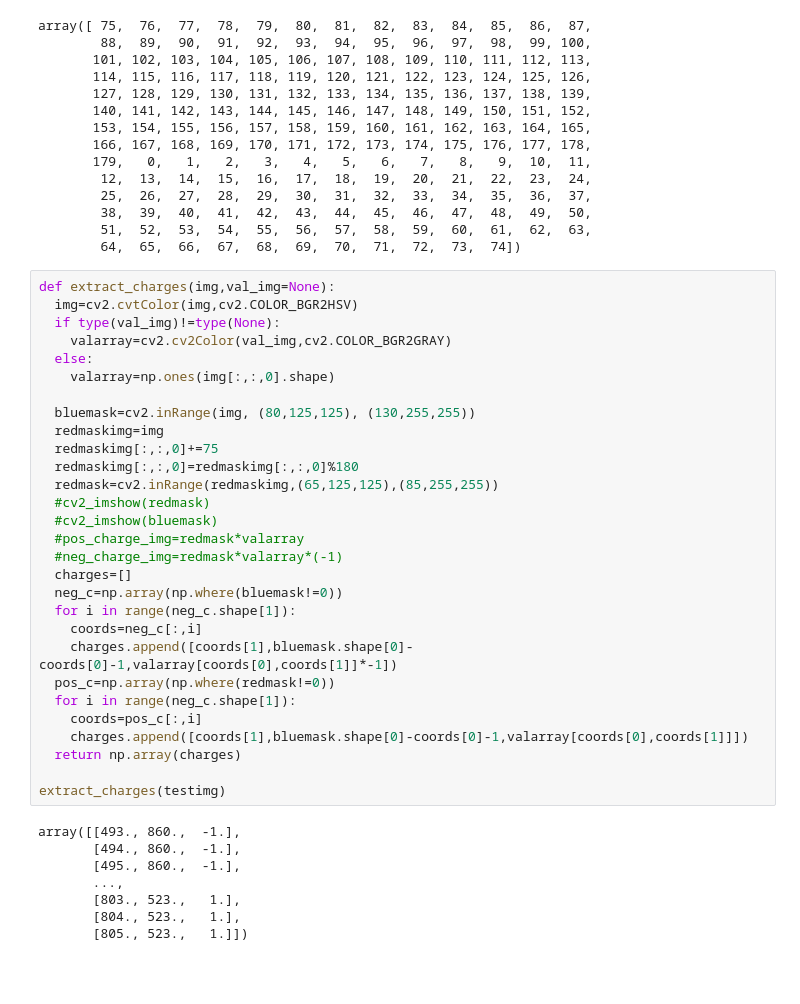
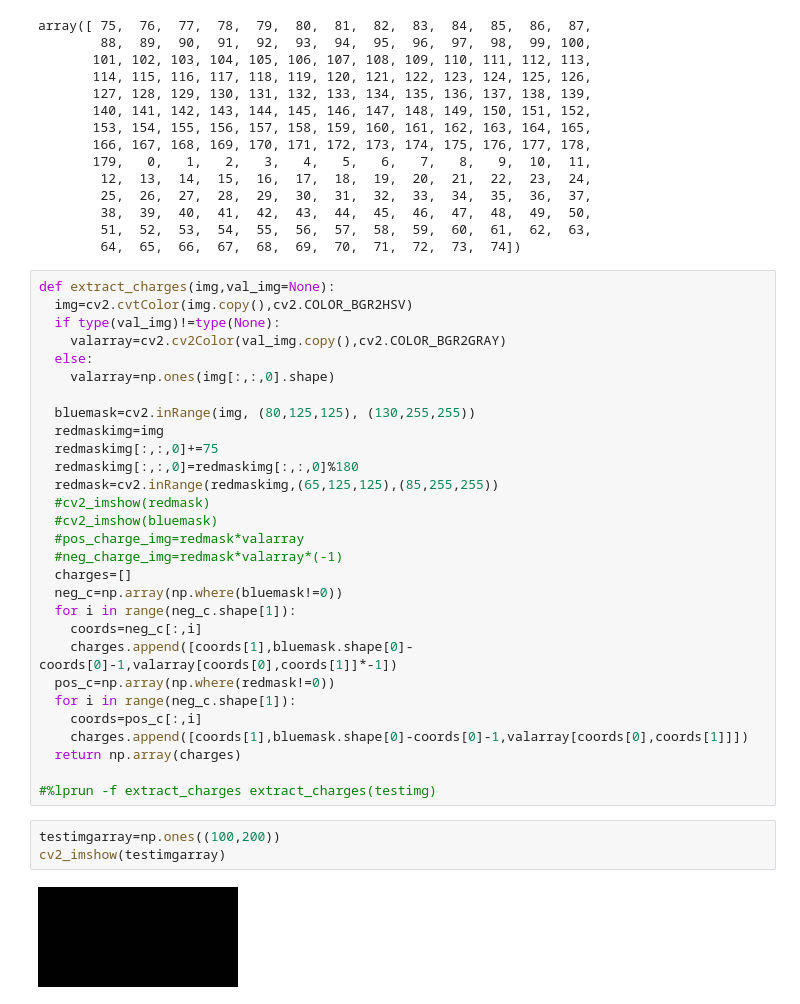
Before and after one commit to pyqt555/cudaFieldLines, a Jupyter notebook: main.ipynb, the cells around one changed output. Saved outputs shown, nothing was run; the diff lists cells and outputs as text; blank space fills up the shorter version.

```diff
--- a/main.ipynb
+++ b/main.ipynb
@@ -331,9 +334,9 @@ array([ 75,  76,  77,  78,  79,  80,  81,  82,  83,  84,  85,  86,  87,
         64,  65,  66,  67,  68,  69,  70,  71,  72,  73,  74])
 # %%
 def extract_charges(img,val_img=None):
-  img=cv2.cvtColor(img,cv2.COLOR_BGR2HSV)
+  img=cv2.cvtColor(img.copy(),cv2.COLOR_BGR2HSV)
   if type(val_img)!=type(None):
-    valarray=cv2.cv2Color(val_img,cv2.COLOR_BGR2GRAY)
+    valarray=cv2.cv2Color(val_img.copy(),cv2.COLOR_BGR2GRAY)
   else:
     valarray=np.ones(img[:,:,0].shape)
 
@@ -357,12 +360,9 @@ def extract_charges(img,val_img=None):
     charges.append([coords[1],bluemask.shape[0]-coords[0]-1,valarray[coords[0],coords[1]]])
   return np.array(charges)
 
-extract_charges(testimg)
+#%lprun -f extract_charges extract_charges(testimg)
-# %% [output]
-array([[493., 860.,  -1.],
-       [494., 860.,  -1.],
-       [495., 860.,  -1.],
-       ...,
-       [803., 523.,   1.],
-       [804., 523.,   1.],
-       [805., 523.,   1.]])
+# %%
+testimgarray=np.ones((100,200))
+cv2_imshow(testimgarray)
+# %% [output]
+[figure, added]
```
Also changed, not shown: parts of 2 cells of this notebook.
